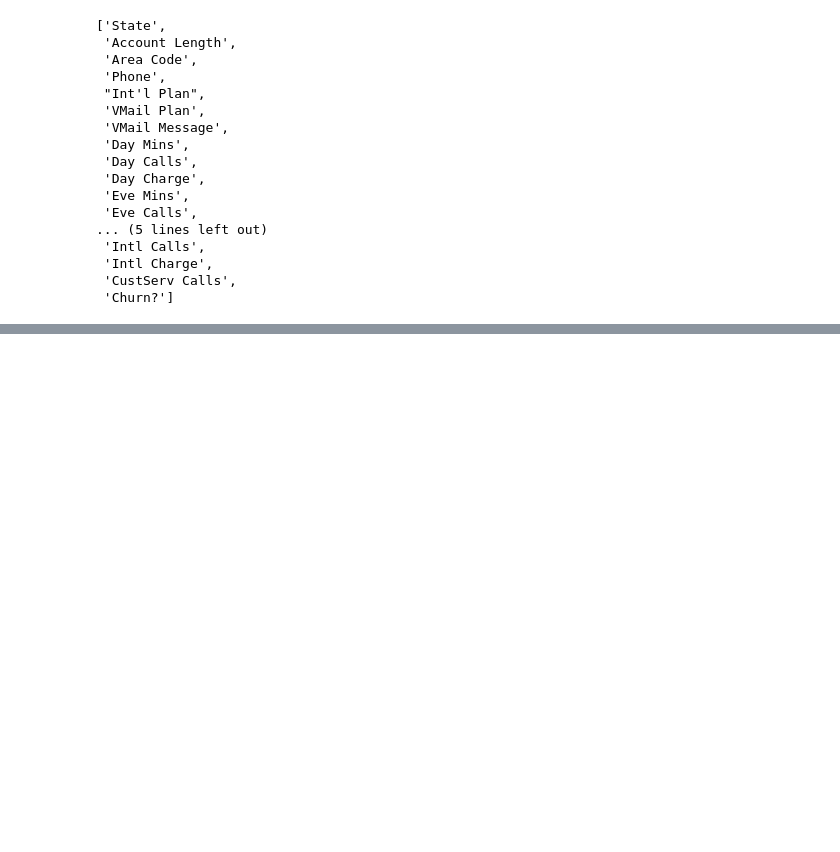
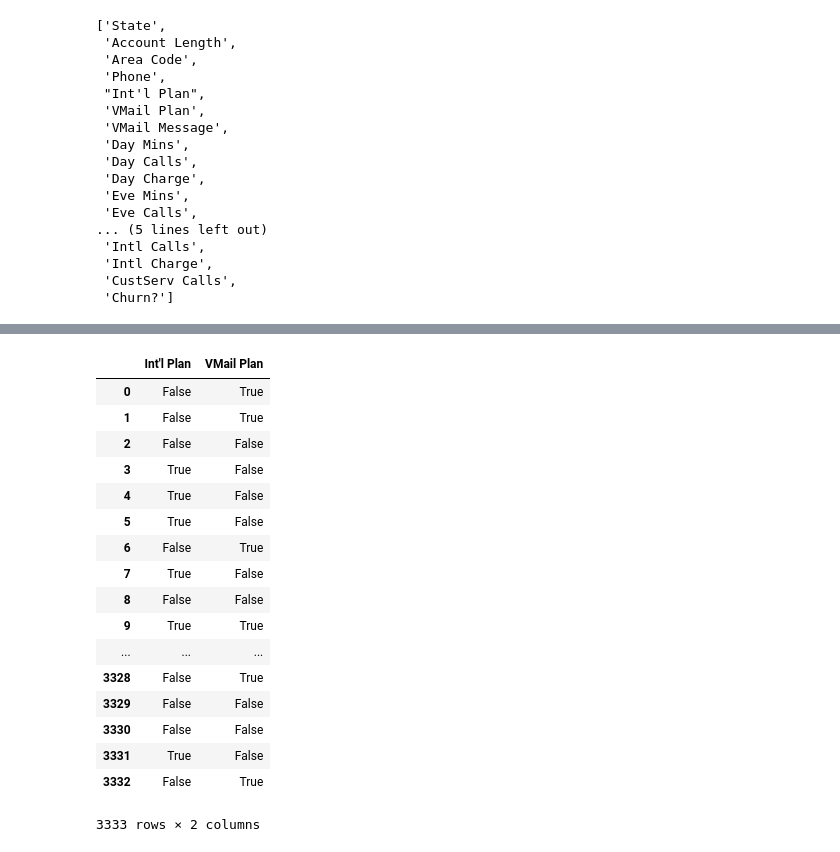
Before and after one commit to exrishu/iPython-exercises, a Jupyter notebook: Structure Data Classification/churn data analysis.ipynb, the cells around one changed output, grey strips where cells are left out. Cells and saved outputs as stored; diff of their text form; code cells hidden in the pictures; blank space fills up the shorter version.

```diff
--- a/Structure Data Classification/churn data analysis.ipynb
+++ b/Structure Data Classification/churn data analysis.ipynb
@@ -84,0 +95,23 @@ Name: Churn?, Length: 3333, dtype: object
+# %%
+yes_no_col= ["Int'l Plan","VMail Plan"]
+churn_feature = churn[yes_no_col].replace({'yes': True, 'no': False})
+churn_feature
+# %% [output]
+|  | Int'l Plan | VMail Plan |
+| 0 | False | True |
+| 1 | False | True |
+| 2 | False | False |
+| 3 | True | False |
+| 4 | True | False |
+| 5 | True | False |
+| 6 | False | True |
+| 7 | True | False |
+| 8 | False | False |
+| 9 | True | True |
+| ... | ... | ... |
+| 3328 | False | True |
+| 3329 | False | False |
+| 3330 | False | False |
+| 3331 | True | False |
+| 3332 | False | True |
+3333 rows × 2 columns
```
Also changed, not shown: parts of 6 cells of this notebook.
